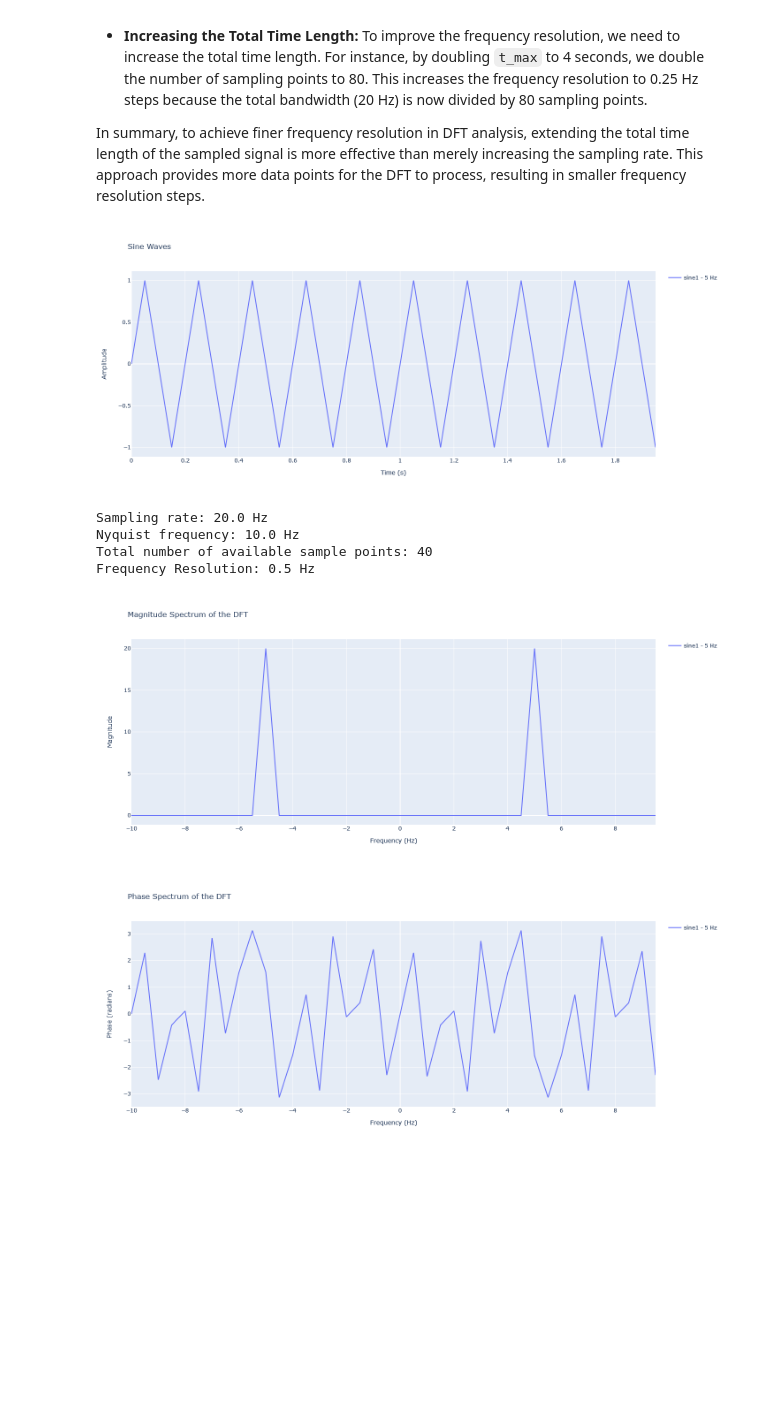
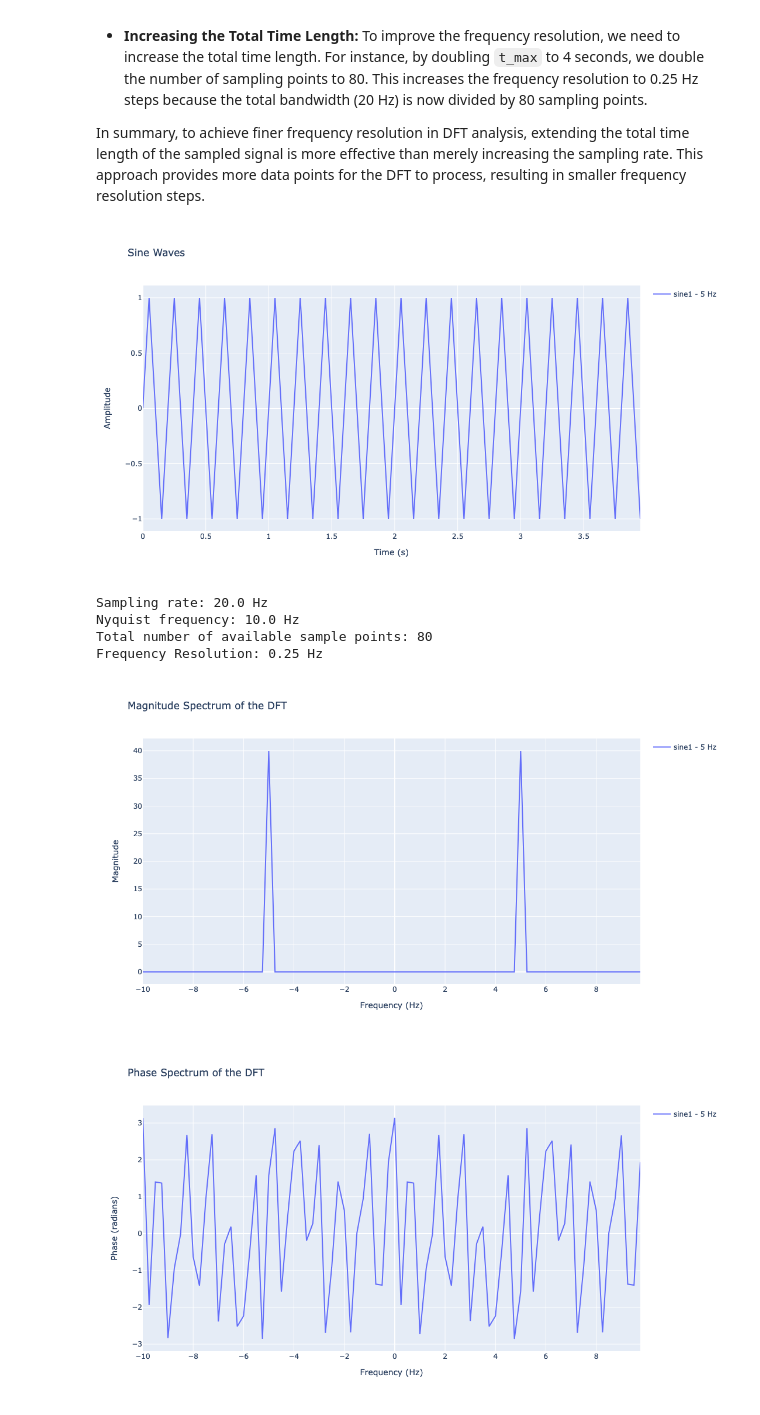
Before and after one commit to egorpol/audiospylt, a Jupyter notebook: tutorials/dft_resolution.ipynb, the cells around one changed output. Cells and saved outputs as stored; diff of their text form; code cells hidden in the pictures; blank space fills up the shorter version.

```diff
--- a/tutorials/dft_resolution.ipynb
+++ b/tutorials/dft_resolution.ipynb
@@ -31,44 +31,44 @@ config = {
     'n': 0.05,
 
     # Maximum time
-    't_max': 2.0,
+    't_max': 4.0,
 
     # Waveforms to show as list: 'sine1', 'sine2', 'am', 'fm', 'sum', 'comb'
     'selected_waveforms': ['sine1'],
 
     # Parameters for sine wave 1: amp, freq, phase
     'amp1': 1.0, 'freq1': 5, 'phase1': 0*np.pi,
 
     # Parameters for sine wave 2: amp, freq, phase
     'amp2': 1.0, 'freq2': 15, 'phase2': 0*np.pi,
 
     # Set the modulation index for AM
     'index_am': 1,
 
     # Set the modulation index for FM
     'index_fm': 0.1,
 
     # Apply window function
     'apply_window': False,
 
     # Type of window function to apply. Reference here: https://docs.scipy.org/doc/scipy/reference/generated/scipy.signal.get_window.html
     'window_type': 'blackman',
 
     # Add dotted lines overlay (disable if using high SR!)
     'add_dotted_lines': False
 }
 
 waveform_data, t = generate_waveforms(config)
 
 if config['apply_window']:
     waveform_data = apply_window_to_waveforms(waveform_data, t, config['window_type'])
 
 plot_waveforms(waveform_data, t, config)
 # %% [output]
-[figure, old version]
+[figure, new version]
 Sampling rate: 20.0 Hz
 Nyquist frequency: 10.0 Hz
-Total number of available sample points: 40
-Frequency Resolution: 0.5 Hz
+Total number of available sample points: 80
+Frequency Resolution: 0.25 Hz
-[figure, old version]
+[figure, new version]
-[figure, old version]
+[figure, new version]
```
Also changed, not shown: 27 other files.
